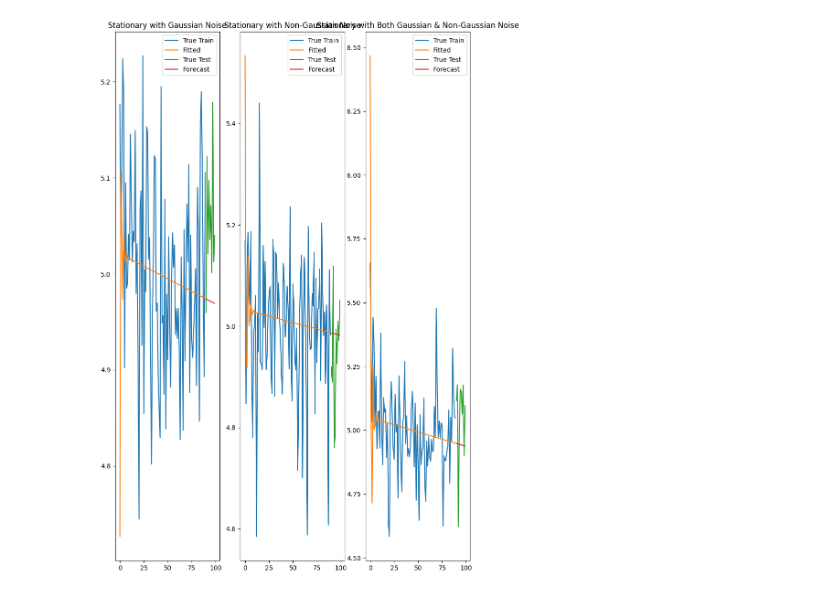
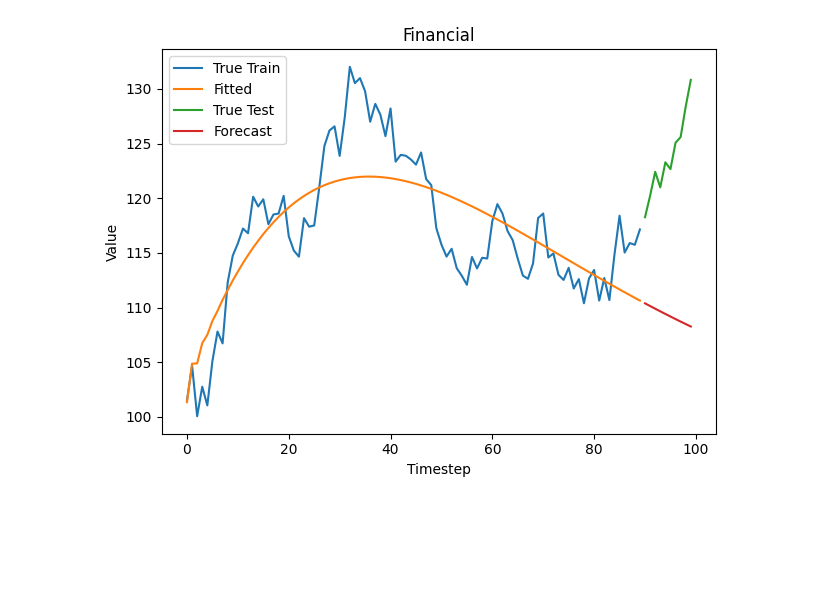
Before and after one commit to chrischris531/fyp, a Jupyter notebook: stage_4_algorithm_notebook.ipynb, the cells around one changed output. Cells and saved outputs as stored; diff of their text form; code cells hidden in the pictures; blank space fills up the shorter version.

```diff
--- a/stage_4_algorithm_notebook.ipynb
+++ b/stage_4_algorithm_notebook.ipynb
@@ -85,68 +401,30 @@ class Stage4Algorithm():
 # %%
-fig, ax = plt.subplots(nrows=1, ncols=3, figsize=(10, 15))
+np.random.seed(0)
+num_elements, num_features, order, test_len = 100, 1, 3, 10
+toy_datasets = ToyDatasets(num_elements=num_elements, num_features=num_features)
 
-num_elements = 100
-toy_datasets = ToyDatasets(num_elements=num_elements)
-np.random.seed(0)
-order = 3
-test_len = 10
-toy_data = toy_datasets.stationary_with_gaussian_noise().reshape(-1, 1).T
-train_data, test_data = toy_data[:, :toy_data.shape[1]-test_len], toy_data[:, toy_data.shape[1]-test_len:]
+title, ds = ("Financial", toy_datasets.financial().reshape(-1, 1).T)
+
+train_data, test_data = ds[:, :ds.shape[1]-test_len], ds[:, ds.shape[1]-test_len:]
+
 alg = Stage4Algorithm(num_elements=num_elements, h_order=20, ar_order=order)
 alg.fit(train_data)
 fitted = alg.X
 forecasted = alg.forecast(fitted, test_len)
-ax[0].plot(range(train_data.shape[1]), train_data.flatten(), label="True Train")
-ax[0].plot(range(train_data.shape[1]), fitted.flatten(), label="Fitted")
-ax[0].plot(range(train_data.shape[1], train_data.shape[1]+test_data.shape[1]), test_data.flatten(), label="True Test")
-ax[0].plot(range(train_data.shape[1], train_data.shape[1]+test_data.shape[1]), forecasted, label="Forecast")
-ax[0].set_title("Stationary with Gaussian Noise")
-ax[0].legend()
+plt.plot(range(train_data.shape[1]), train_data.flatten(), label="True Train")
+plt.plot(range(train_data.shape[1]), fitted.flatten(), label="Fitted")
+plt.plot(range(train_data.shape[1], train_data.shape[1]+test_data.shape[1]), test_data.flatten(), label="True Test")
+plt.plot(range(train_data.shape[1], train_data.shape[1]+test_data.shape[1]), forecasted.T, label="Forecast")
+plt.xlabel("Timestep")
+plt.ylabel("Value")
+plt.title(title)
+plt.legend()
 
-accuracy = alg.evaluate(test_data, forecasted)
-print("RMSE: ", accuracy)
+fit_mse = alg.evaluate(train_data, alg.X)
+print(f"{title} fit MSE: ", fit_mse)
+forecast_mse = alg.evaluate(test_data, forecasted)
+print(f"{title} forecast MSE: ", forecast_mse)
 
-num_elements = 100
-toy_datasets = ToyDatasets(num_elements=num_elements)
-np.random.seed(0)
-order = 3
-test_len = 10
-toy_data = toy_datasets.stationary_with_non_gaussian_noise().reshape(-1, 1).T
-train_data, test_data = toy_data[:, :toy_data.shape[1]-test_len], toy_data[:, toy_data.shape[1]-test_len:]
-alg = Stage4Algorithm(num_elements=num_elements, h_order=20, ar_order=order)
-alg.fit(train_data)
-fitted = alg.X
-forecasted = alg.forecast(fitted, test_len)
-ax[1].plot(range(train_data.shape[1]), train_data.flatten(), label="True Train")
-ax[1].plot(range(train_data.shape[1]), fitted.flatten(), label="Fitted")
-ax[1].plot(range(train_data.shape[1], train_data.shape[1]+test_data.shape[1]), test_data.flatten(), label="True Test")
-ax[1].plot(range(train_data.shape[1], train_data.shape[1]+test_data.shape[1]), forecasted, label="Forecast")
-ax[1].set_title("Stationary with Non-Gaussian Noise")
-ax[1].legend()
-
-accuracy = alg.evaluate(test_data, forecasted)
-print("RMSE: ", accuracy)
-
-num_elements = 100
-toy_datasets = ToyDatasets(num_elements=num_elements)
-np.random.seed(0)
-order = 3
-test_len = 10
-toy_data = toy_datasets.stationary_with_both_noise().reshape(-1, 1).T
-train_data, test_data = toy_data[:, :toy_data.shape[1]-test_len], toy_data[:, toy_data.shape[1]-test_len:]
-alg = Stage4Algorithm(num_elements=num_elements, h_order=20, ar_order=order)
-alg.fit(train_data)
-fitted = alg.X
-forecasted = alg.forecast(fitted, test_len)
-ax[2].plot(range(train_data.shape[1]), train_data.flatten(), label="True Train")
-ax[2].plot(range(train_data.shape[1]), fitted.flatten(), label="Fitted")
-ax[2].plot(range(train_data.shape[1], train_data.shape[1]+test_data.shape[1]), test_data.flatten(), label="True Test")
-ax[2].plot(range(train_data.shape[1], train_data.shape[1]+test_data.shape[1]), forecasted, label="Forecast")
-ax[2].set_title("Stationary with Both Gaussian & Non-Gaussian Noise")
-ax[2].legend()
-accuracy = alg.evaluate(test_data, forecasted)
-print("RMSE: ", accuracy)
-
-
-plt.savefig("stage_4_stationary.png")
+plt.tight_layout()
+plt.show()
 # %% [output]
@@ -156,2 +435,2 @@ RMSE:  0.614037658621805
-[figure, old version]
+[figure, new version]
 # %%
```
Also changed, not shown: parts of 16 cells of this notebook, 12 other files.
